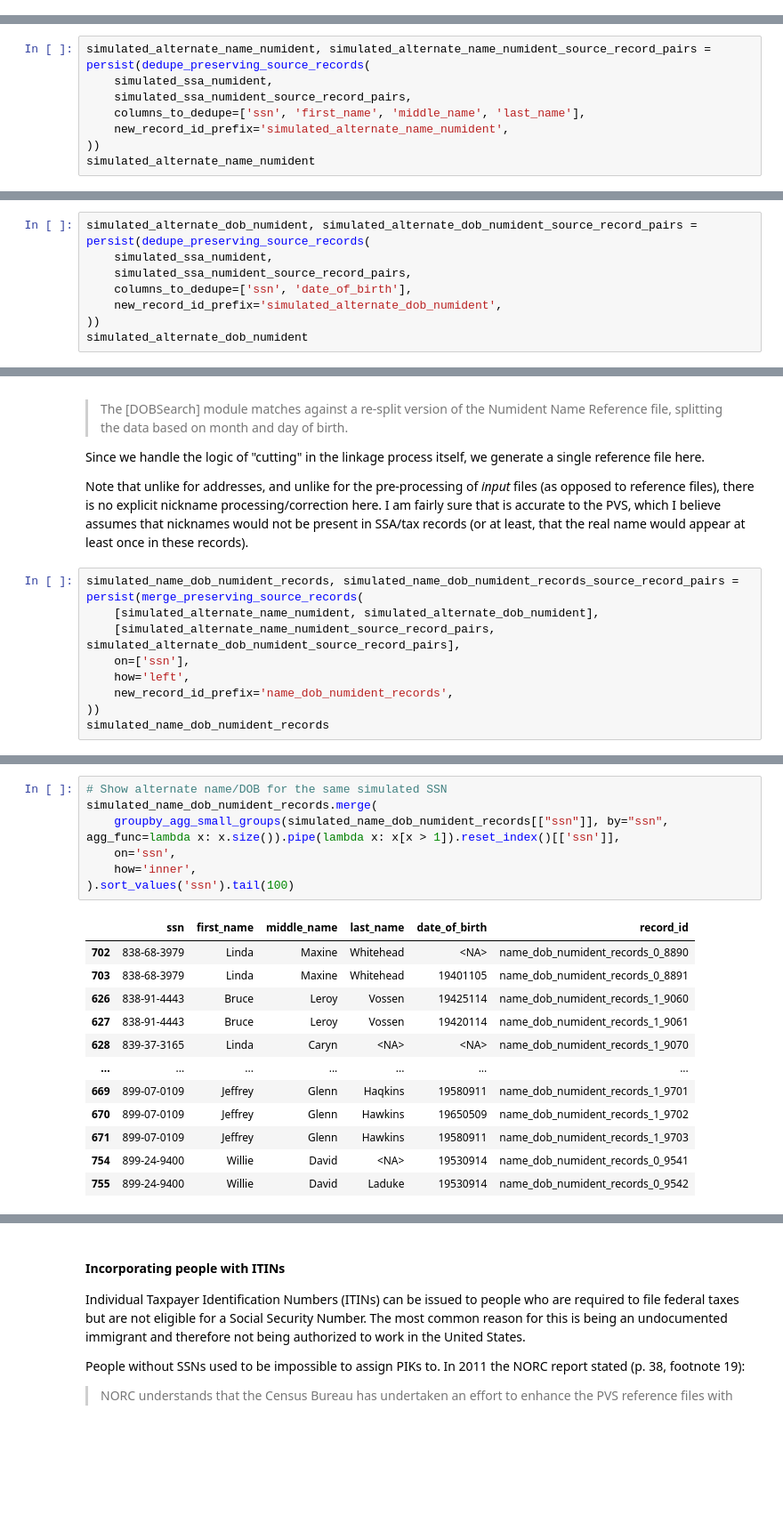
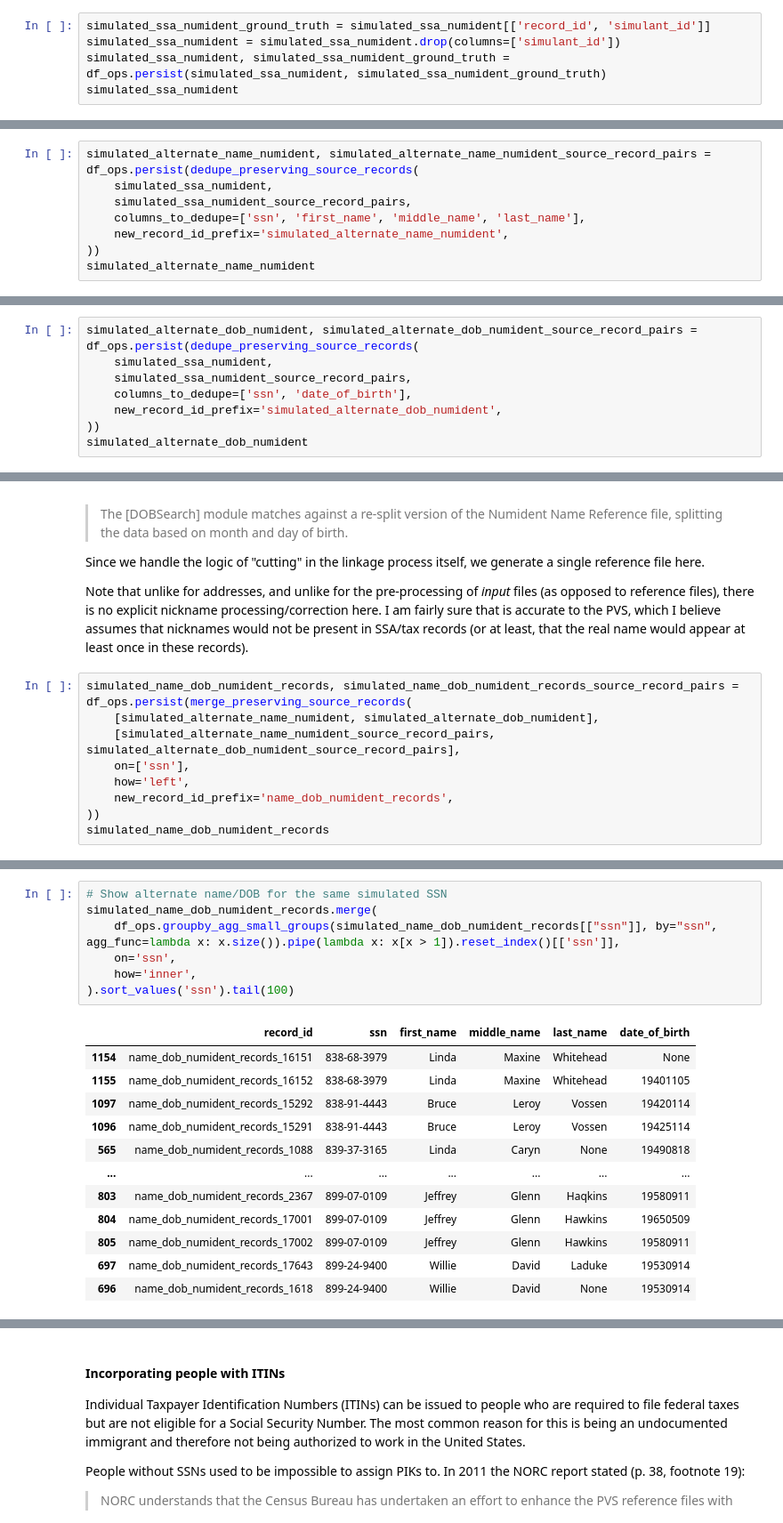
Before and after one commit to ihmeuw/person_linkage_case_study, a Jupyter notebook: generate_simulated_data/generate_simulated_data_small_sample.ipynb, the cells around one changed output, grey strips where cells are left out. Shown at 89% size. Drawn from its saved outputs; the diff is of its cells as text; blank space fills up the shorter version.

```diff
--- a/generate_simulated_data/generate_simulated_data_small_sample.ipynb
+++ b/generate_simulated_data/generate_simulated_data_small_sample.ipynb
@@ -778,0 +464,5 @@ save_file_with_ground_truth('simulated_census_2030', simulated_census_2030, simu
+# %%
+simulated_ssa_numident_ground_truth = simulated_ssa_numident[['record_id', 'simulant_id']]
+simulated_ssa_numident = simulated_ssa_numident.drop(columns=['simulant_id'])
+simulated_ssa_numident, simulated_ssa_numident_ground_truth = df_ops.persist(simulated_ssa_numident, simulated_ssa_numident_ground_truth)
+simulated_ssa_numident
@@ -870,7 +604,7 @@ Wagner and Layne, p. 9:
 >  All variants of name information for each SSN are retained in the Alternate Name
 Numident file...
 # %%
-simulated_alternate_name_numident, simulated_alternate_name_numident_source_record_pairs = persist(dedupe_preserving_source_records(
+simulated_alternate_name_numident, simulated_alternate_name_numident_source_record_pairs = df_ops.persist(dedupe_preserving_source_records(
     simulated_ssa_numident,
     simulated_ssa_numident_source_record_pairs,
     columns_to_dedupe=['ssn', 'first_name', 'middle_name', 'last_name'],
@@ -926,7 +666,7 @@ Wagner and Layne, p. 9:
 > ... while all variants of date of birth data are retained in the Alternate DOB
 Numident.
 # %%
-simulated_alternate_dob_numident, simulated_alternate_dob_numident_source_record_pairs = persist(dedupe_preserving_source_records(
+simulated_alternate_dob_numident, simulated_alternate_dob_numident_source_record_pairs = df_ops.persist(dedupe_preserving_source_records(
     simulated_ssa_numident,
     simulated_ssa_numident_source_record_pairs,
     columns_to_dedupe=['ssn', 'date_of_birth'],
@@ -1005,7 +751,7 @@ I am fairly sure that is accurate to the PVS, which I believe assumes that nickn
 would not be present in SSA/tax records (or at least, that the real name would appear
 at least once in these records).
 # %%
-simulated_name_dob_numident_records, simulated_name_dob_numident_records_source_record_pairs = persist(merge_preserving_source_records(
+simulated_name_dob_numident_records, simulated_name_dob_numident_records_source_record_pairs = df_ops.persist(merge_preserving_source_records(
     [simulated_alternate_name_numident, simulated_alternate_dob_numident],
     [simulated_alternate_name_numident_source_record_pairs, simulated_alternate_dob_numident_source_record_pairs],
     on=['ssn'],
@@ -1024,23 +776,23 @@ Dask Name: drop_by_shallow_copy, 1 graph layer
 # %%
 # Show alternate name/DOB for the same simulated SSN
 simulated_name_dob_numident_records.merge(
-    groupby_agg_small_groups(simulated_name_dob_numident_records[["ssn"]], by="ssn", agg_func=lambda x: x.size()).pipe(lambda x: x[x > 1]).reset_index()[['ssn']],
+    df_ops.groupby_agg_small_groups(simulated_name_dob_numident_records[["ssn"]], by="ssn", agg_func=lambda x: x.size()).pipe(lambda x: x[x > 1]).reset_index()[['ssn']],
     on='ssn',
     how='inner',
 ).sort_values('ssn').tail(100)
 # %% [output]
-|  | ssn | first_name | middle_name | last_name | date_of_birth | record_id |
-| 702 | 838-68-3979 | Linda | Maxine | Whitehead | <NA> | name_dob_numident_records_0_8890 |
-| 703 | 838-68-3979 | Linda | Maxine | Whitehead | 19401105 | name_dob_numident_records_0_8891 |
-| 626 | 838-91-4443 | Bruce | Leroy | Vossen | 19425114 | name_dob_numident_records_1_9060 |
-| 627 | 838-91-4443 | Bruce | Leroy | Vossen | 19420114 | name_dob_numident_records_1_9061 |
-| 628 | 839-37-3165 | Linda | Caryn | <NA> | <NA> | name_dob_numident_records_1_9070 |
+|  | record_id | ssn | first_name | middle_name | last_name | date_of_birth |
+| 1154 | name_dob_numident_records_16151 | 838-68-3979 | Linda | Maxine | Whitehead | None |
+| 1155 | name_dob_numident_records_16152 | 838-68-3979 | Linda | Maxine | Whitehead | 19401105 |
+| 1097 | name_dob_numident_records_15292 | 838-91-4443 | Bruce | Leroy | Vossen | 19420114 |
+| 1096 | name_dob_numident_records_15291 | 838-91-4443 | Bruce | Leroy | Vossen | 19425114 |
+| 565 | name_dob_numident_records_1088 | 839-37-3165 | Linda | Caryn | None | 19490818 |
 | ... | ... | ... | ... | ... | ... | ... |
-| 669 | 899-07-0109 | Jeffrey | Glenn | Haqkins | 19580911 | name_dob_numident_records_1_9701 |
-| 670 | 899-07-0109 | Jeffrey | Glenn | Hawkins | 19650509 | name_dob_numident_records_1_9702 |
-| 671 | 899-07-0109 | Jeffrey | Glenn | Hawkins | 19580911 | name_dob_numident_records_1_9703 |
-| 754 | 899-24-9400 | Willie | David | <NA> | 19530914 | name_dob_numident_records_0_9541 |
-| 755 | 899-24-9400 | Willie | David | Laduke | 19530914 | name_dob_numident_records_0_9542 |
+| 803 | name_dob_numident_records_2367 | 899-07-0109 | Jeffrey | Glenn | Haqkins | 19580911 |
+| 804 | name_dob_numident_records_17001 | 899-07-0109 | Jeffrey | Glenn | Hawkins | 19650509 |
+| 805 | name_dob_numident_records_17002 | 899-07-0109 | Jeffrey | Glenn | Hawkins | 19580911 |
+| 697 | name_dob_numident_records_17643 | 899-24-9400 | Willie | David | Laduke | 19530914 |
+| 696 | name_dob_numident_records_1618 | 899-24-9400 | Willie | David | None | 19530914 |
 100 rows × 6 columns
 # %% [markdown]
 #### Incorporating people with ITINs
```
Also changed, not shown: parts of 65 cells of this notebook.
